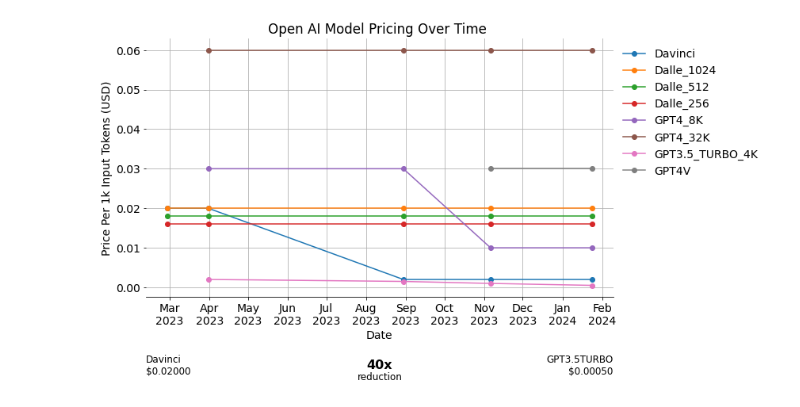
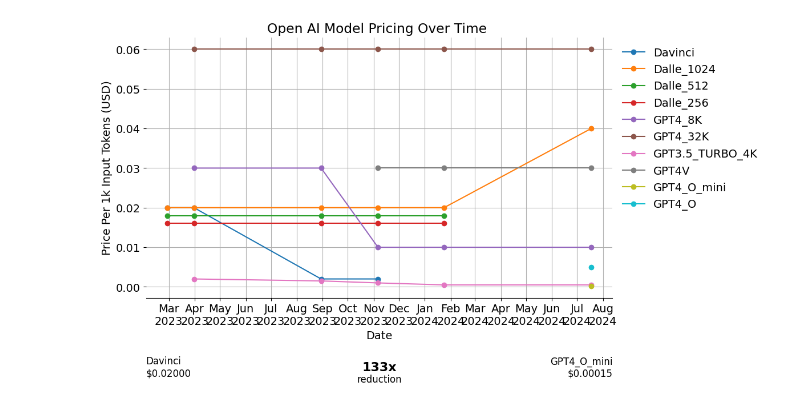
Before and after one commit to designingwithml/blogposts, a Jupyter notebook: notebooks/openai_pricing.ipynb, the cells around one changed output. Cells and saved outputs as stored; diff of their text form; code cells hidden in the pictures.

```diff
--- a/notebooks/openai_pricing.ipynb
+++ b/notebooks/openai_pricing.ipynb
@@ -80,9 +80,21 @@ json_data = {
         "Dalle_1024": 0.020,
         "Dalle_512": 0.018,
         "Dalle_256": 0.016,
-        "Davinci": 0.0020
+      }
+    },
+    {
+      "date": "2024-07-18",
+      "models": {
+        "GPT4_O_mini": 0.00015,
+         "GPT4_O": 0.005,
+        "GPT4_8K": 0.01,
+        "GPT4_32K": 0.06,
+        "GPT4V": 0.03,
+        "GPT3.5_TURBO_4K": 0.0005,
+        "Dalle_1024": 0.040,
       }
     }
+
   ]
 }
 
@@ -90,7 +102,8 @@ json_data = {
 model_prices = {entry['date']: {model: None for entry in json_data['pricing_data'] for model in entry['models']} for entry in json_data['pricing_data']}
 
 max_davinciprice = 0.02
-minprice = 0.0005
+minprice = 0.00015
+minmodel = "GPT4_O_mini"
 price_diff_mult = round(max_davinciprice / minprice, 0)
 # Populate the dictionary with actual prices
 for entry in json_data['pricing_data']:
@@ -131,32 +144,32 @@ plt.tight_layout()  # Adjust the padding between and around the subplots
 plt.grid(True)  # Add gridlines for better readability
 
 ax = plt.gca()  # Get the current axes instance
 ax.spines['top'].set_visible(False)
 ax.spines['left'].set_visible(False)
 ax.spines['right'].set_visible(False)
 
 
 # Add the horizontal line and text below the chart
 annotation_y_value = -0.6
 left_x, right_x = ax.get_xlim()
 middle_x = (right_x - left_x) / 2 + left_x
 
 custom_line = mlines.Line2D([left_x, right_x], [annotation_y_value]*2, transform=ax.get_yaxis_transform(), figure=ax.figure, color='black')
 ax.add_artist(custom_line)
 
 y_offset = 110
 plt.annotate('Davinci\n${:.5f}'.format(max_davinciprice), xy=(left_x, annotation_y_value), xycoords=('data', 'axes fraction'), fontsize=12, va='center', xytext=(0, y_offset), textcoords='offset points')
 
 plt.annotate('{:.0f}x'.format(price_diff_mult), xy=(middle_x, annotation_y_value), xycoords=('data', 'axes fraction'), fontsize=16, fontweight='bold', va='center', xytext=(0, y_offset), textcoords='offset points', ha='center')
 
 plt.annotate('reduction'.format(price_diff_mult), xy=(middle_x, annotation_y_value), xycoords=('data', 'axes fraction'), fontsize=12, va='center', xytext=(0, y_offset-15), textcoords='offset points', ha='center')
 
 
-plt.annotate('GPT3.5TURBO\n${:.5f}'.format(minprice), xy=(right_x, annotation_y_value), xycoords=('data', 'axes fraction'), fontsize=12, va='center', xytext=(0, y_offset), textcoords='offset points', ha='right')
+plt.annotate( minmodel + '\n${:.5f}'.format(minprice), xy=(right_x, annotation_y_value), xycoords=('data', 'axes fraction'), fontsize=12, va='center', xytext=(0, y_offset), textcoords='offset points', ha='right')
 
 # Add the dotted lines
 os.makedirs('data', exist_ok=True)
 plt.savefig('data/oai_pricing.png', dpi=300, bbox_inches='tight', facecolor='w')
 plt.show()
 # %% [output]
-[figure, old version]
+[figure, new version]
```
Also changed, not shown: 1 other file.
